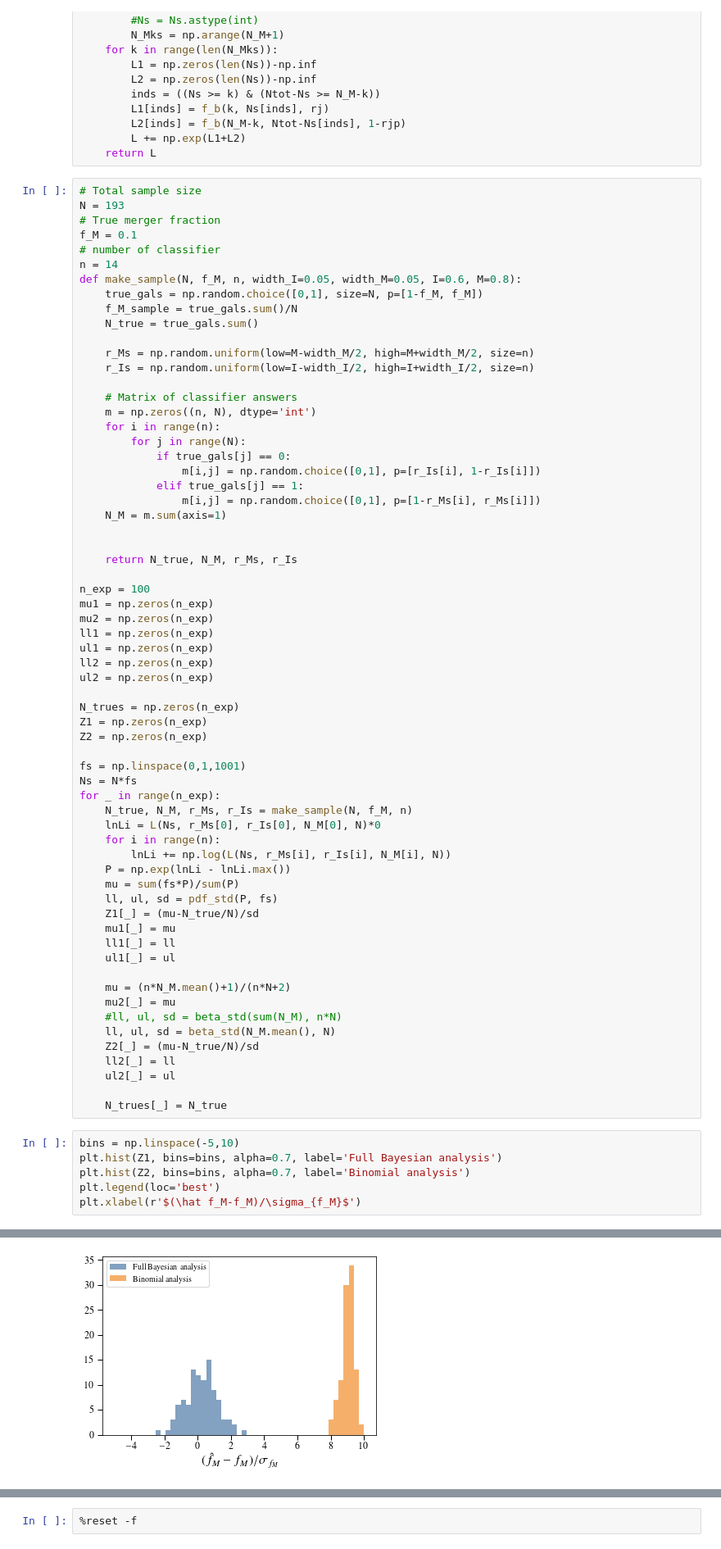
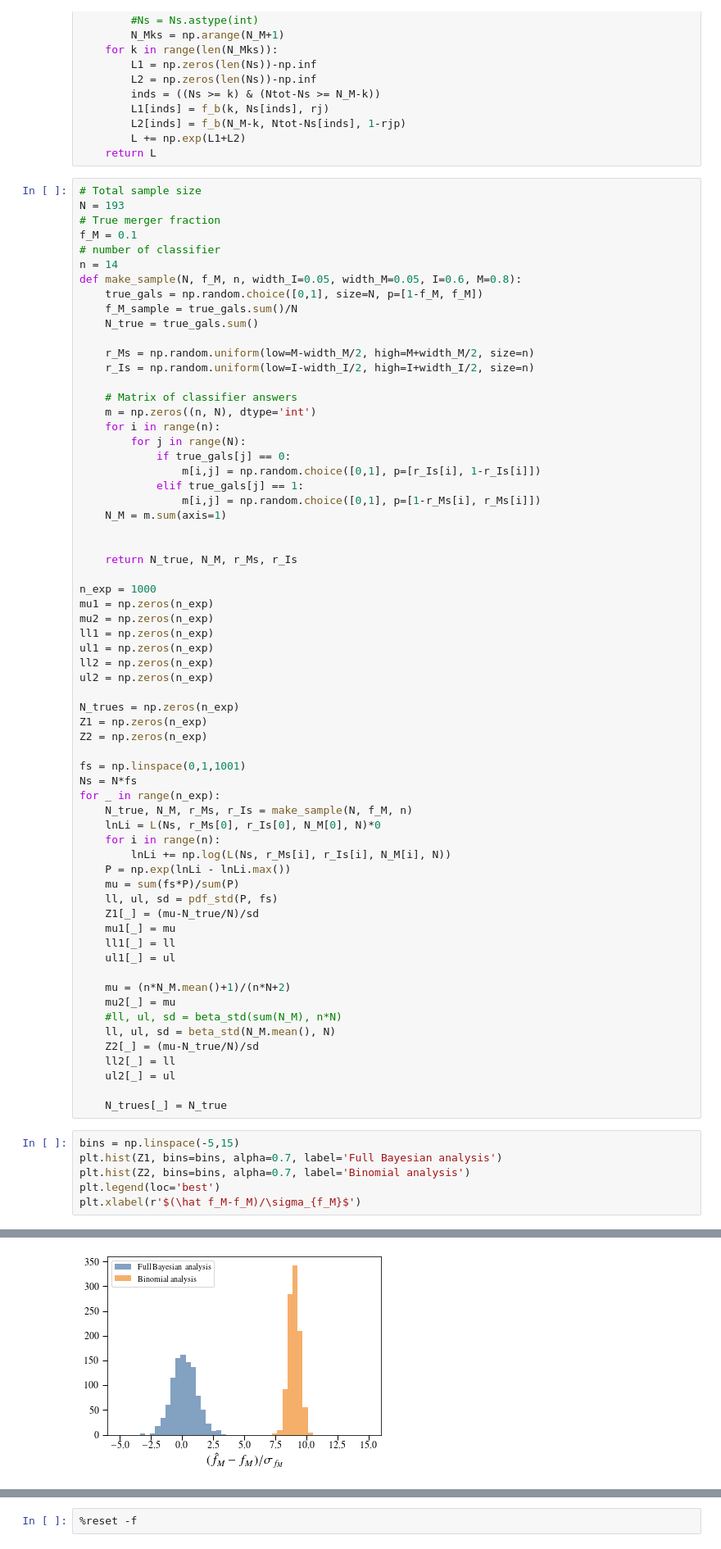
Before and after one commit to dncnwtts/merger_classification, a Jupyter notebook: accuracy_analysis.ipynb, the cells around one changed output, grey strips where cells are left out. Shown at 82% size. Drawn from its saved outputs; the diff is of its cells as text.

```diff
--- a/accuracy_analysis.ipynb
+++ b/accuracy_analysis.ipynb
@@ -86,7 +86,7 @@ def make_sample(N, f_M, n, width_I=0.05, width_M=0.05, I=0.6, M=0.8):
 
     return N_true, N_M, r_Ms, r_Is
 
-n_exp = 100
+n_exp = 1000
 mu1 = np.zeros(n_exp)
 mu2 = np.zeros(n_exp)
 ll1 = np.zeros(n_exp)
@@ -123,11 +123,11 @@ for _ in range(n_exp):
 
     N_trues[_] = N_true
 # %%
-bins = np.linspace(-5,10)
+bins = np.linspace(-5,15)
 plt.hist(Z1, bins=bins, alpha=0.7, label='Full Bayesian analysis')
 plt.hist(Z2, bins=bins, alpha=0.7, label='Binomial analysis')
 plt.legend(loc='best')
 plt.xlabel(r'$(\hat f_M-f_M)/\sigma_{f_M}$')
 # %% [output]
 Text(0.5, 0, '$(\\hat f_M-f_M)/\\sigma_{f_M}$')
-[figure, old version]
+[figure, new version]
```
Also changed, not shown: parts of 5 cells of this notebook.
